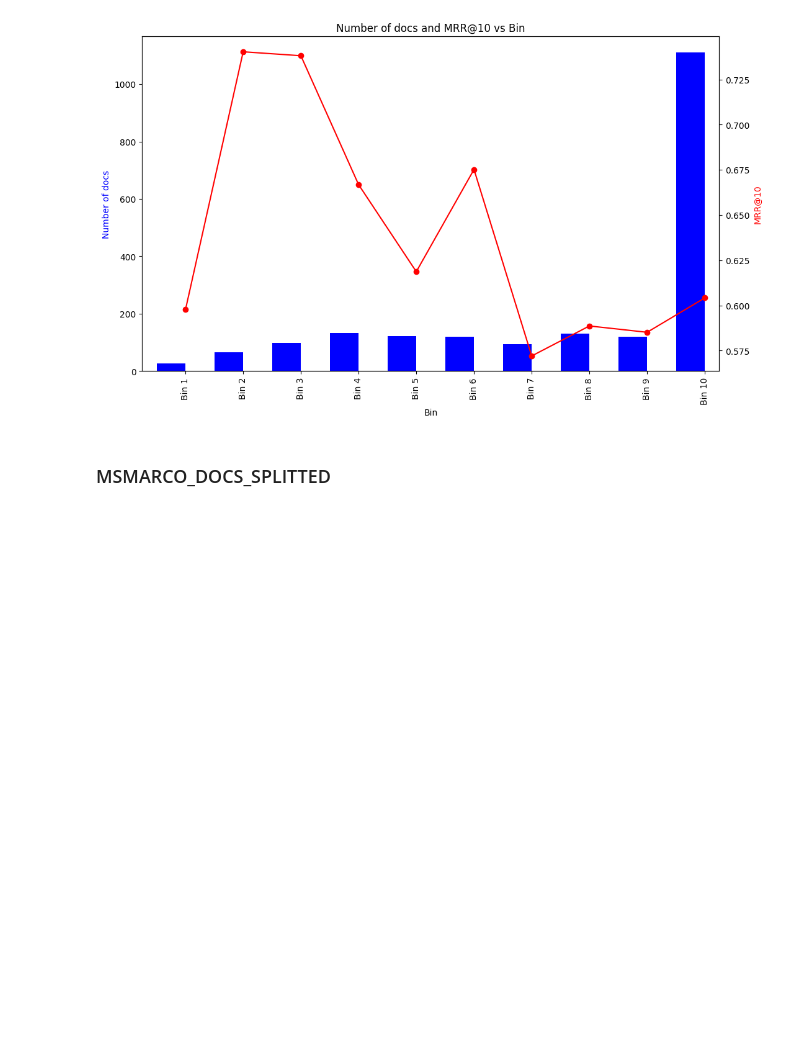
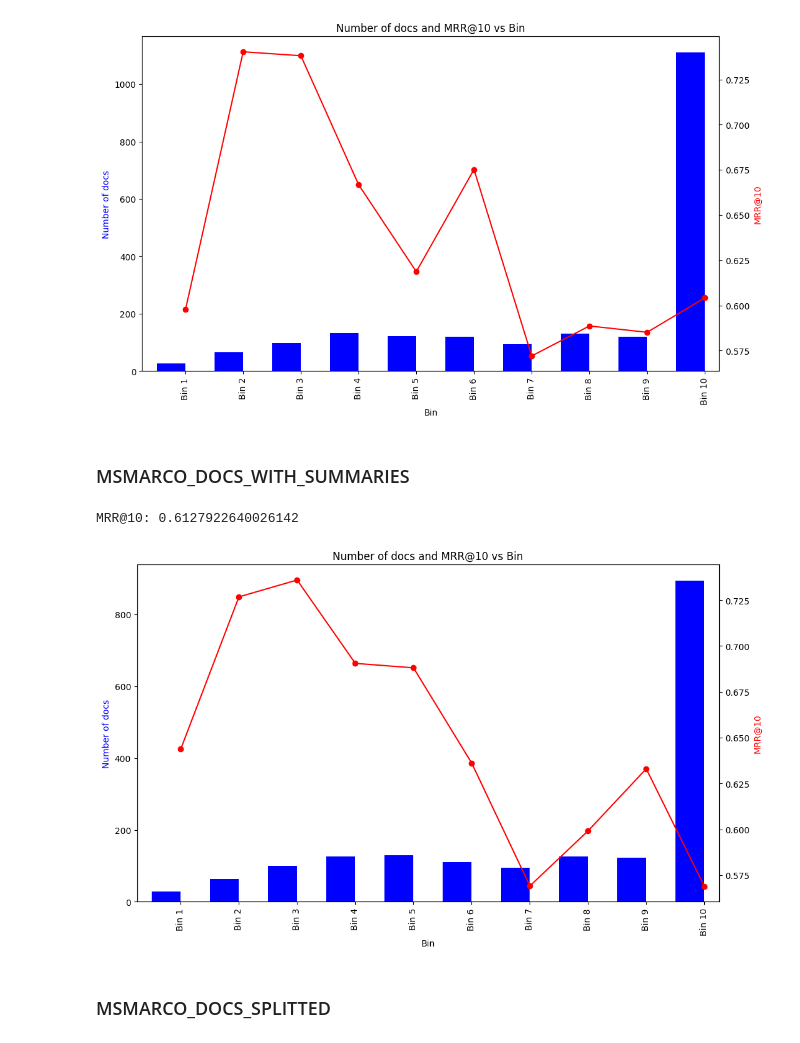
Before and after one commit to slawekgarcarz/ColBERT, a Jupyter notebook: src/utils/results.ipynb, the cells around one changed output. Cells and saved outputs as stored; diff of their text form; code cells hidden in the pictures; blank space fills up the shorter version.

```diff
--- a/src/utils/results.ipynb
+++ b/src/utils/results.ipynb
@@ -105,6 +113,13 @@ plot_mrr_results('/gpfs/home3/sgarcarz/PycharmProjects/ColBERT/src/results/evalu
 # %% [output]
 MRR@10: 0.6205360575602794
 [figure]
+# %% [markdown]
+### MSMARCO_DOCS_WITH_SUMMARIES
+# %%
+plot_mrr_results('../results/evaluation_passage_doc_sum.txt')
+# %% [output]
+MRR@10: 0.6127922640026142
+[figure, added]
 # %% [markdown]
 ### MSMARCO_DOCS_SPLITTED
 # %%
```
Also changed, not shown: parts of 11 cells of this notebook, 26 other files.
